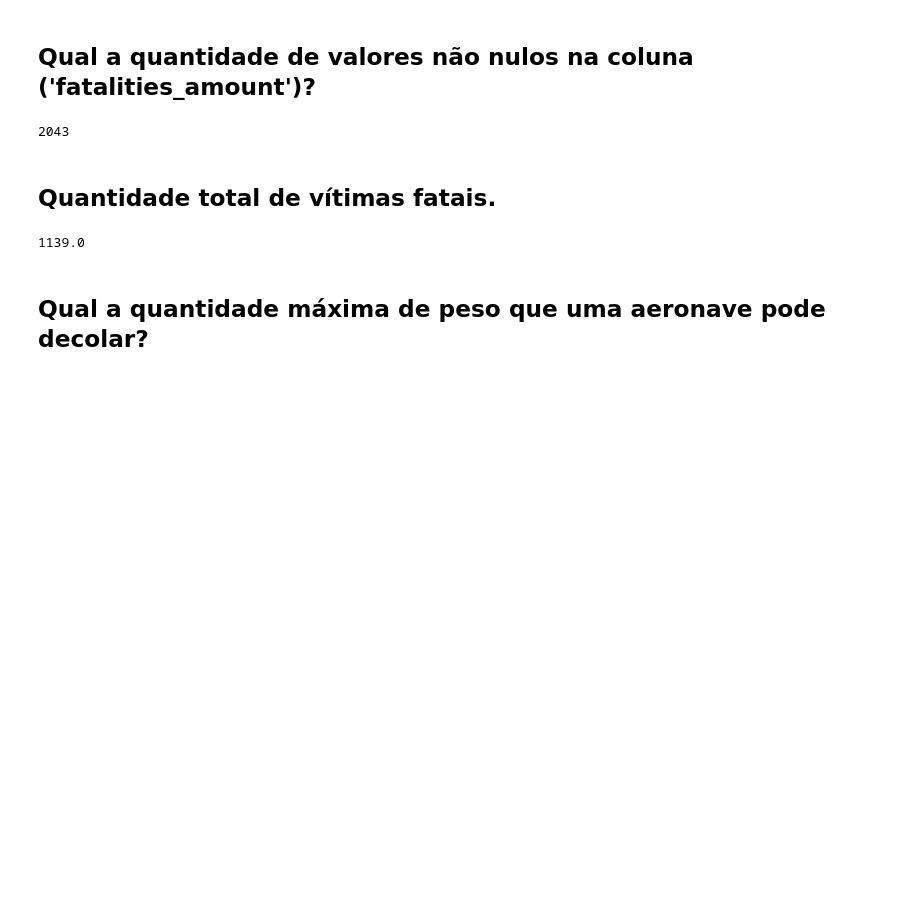
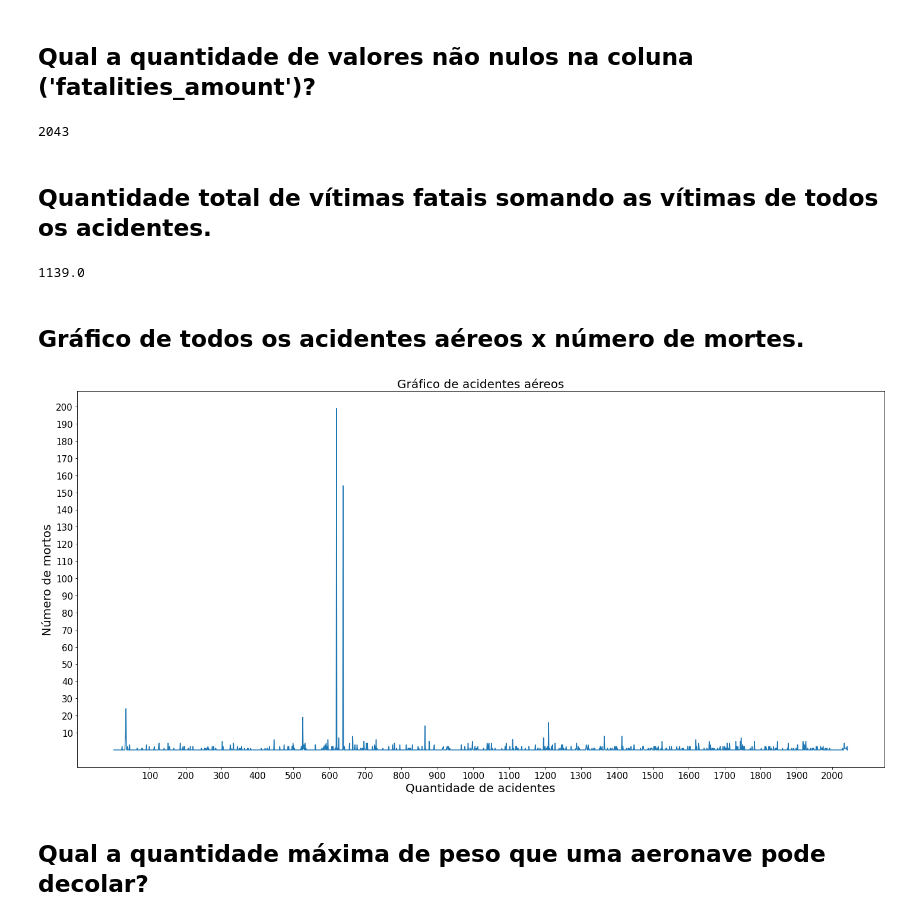
Before and after one commit to thiagoteles10/acidentes_aeronauticos, a Jupyter notebook: acidentes_aeronáuticos(parte_1).ipynb, the cells around one changed output. Cells and saved outputs as stored; diff of their text form; code cells hidden in the pictures; blank space fills up the shorter version.

```diff
--- a/acidentes_aeronáuticos(parte_1).ipynb
+++ b/acidentes_aeronáuticos(parte_1).ipynb
@@ -238,11 +249,24 @@ df['fatalities_amount'].notnull().sum()
 # %% [output]
 2043
 # %% [markdown]
-## **Quantidade total de vítimas fatais.**
+## **Quantidade total de vítimas fatais somando as vítimas de todos os acidentes.**
 # %%
 df['fatalities_amount'].sum() # uma maneira mais simples de fazer a soma das linhas da coluna 'fatalities_amount'
 # %% [output]
 1139.0
+# %% [markdown]
+## **Gráfico de todos os acidentes aéreos x número de mortes.**
+# %%
+fig, ax = plt.subplots(figsize=(20,10))
+df['fatalities_amount'].plot(kind='line', ax=ax)
+ax.set_title('Gráfico de acidentes aéreos' ,size=20)
+ax.set_xlabel('Quantidade de acidentes', size = 20)
+ax.set_ylabel('Número de mortos', size= 20)
+plt.yticks(range(10, 210, 10), size=15)
+plt.xticks(range(100, 2100, 100), size= 15)
+plt.tight_layout()
+# %% [output]
+[figure, added]
 # %% [markdown]
 ## **Qual a quantidade máxima de peso que uma aeronave pode decolar?**
 # %%
```
Also changed, not shown: parts of 11 cells of this notebook.
